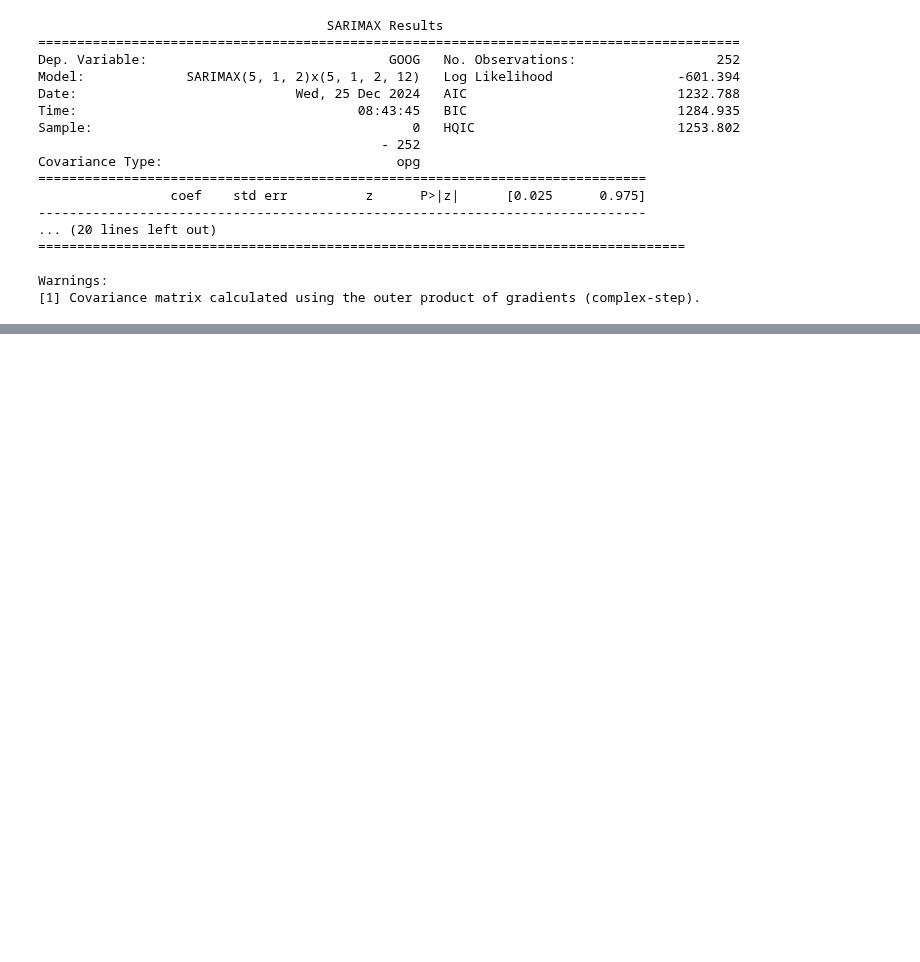
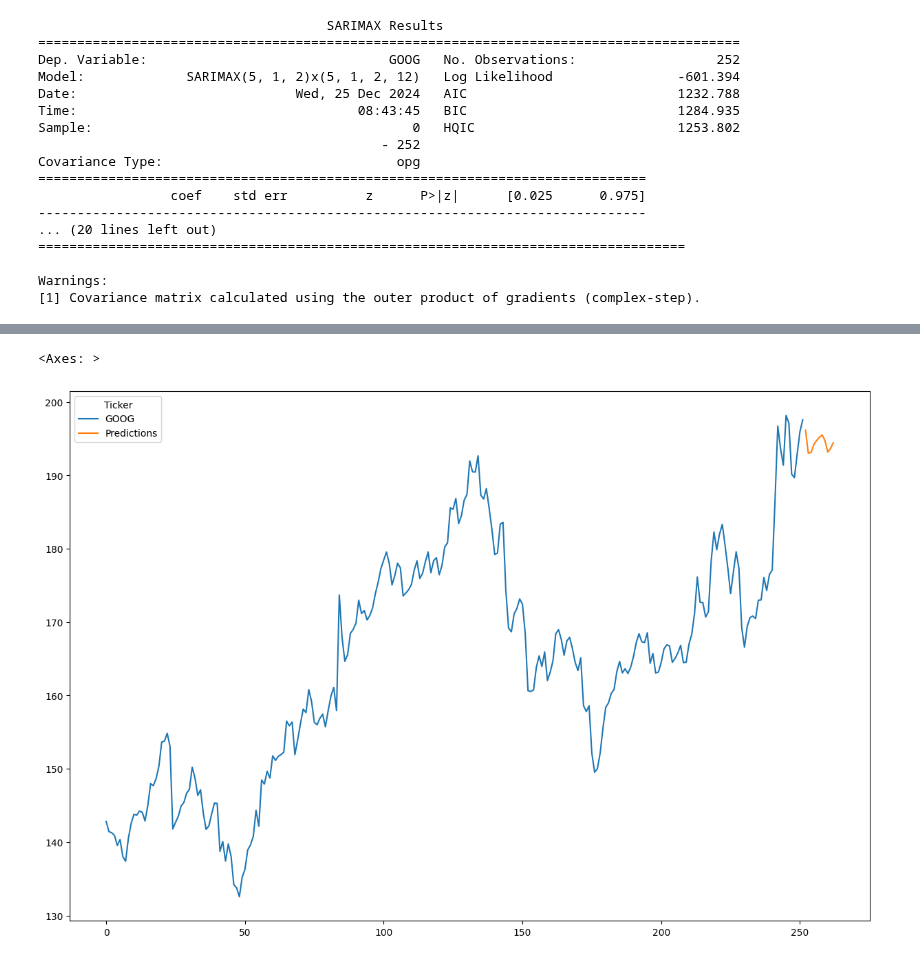
Before and after one commit to Darknight47/Time-Series-Analyasis, a Jupyter notebook: stock_price_arima.ipynb, the cells around one changed output, grey strips where cells are left out. Saved outputs shown, nothing was run; the diff lists cells and outputs as text; code cells hidden in the pictures; blank space fills up the shorter version.

Commit message:
sarima model predictions

```diff
--- a/stock_price_arima.ipynb
+++ b/stock_price_arima.ipynb
@@ -194,3 +194,6 @@ Covariance Type:                              opg
 
 Warnings:
 [1] Covariance matrix calculated using the outer product of gradients (complex-step).
+# %%
+# Predicting Future Stock Prices
+sarima_predictions = sarima_fit.predict(len(dataset), len(dataset) + 10)
@@ -196,0 +215,7 @@ Warnings:
+# %%
+# Plotting the Predictions
+dataset['Close'].plot(legend=True, label="Training Data", figsize=(15, 10))
+sarima_predictions.plot(legend=True, label="Predictions")
+# %% [output]
+<Axes: >
+[figure, added]
```
Also changed, not shown: parts of 1 cell of this notebook.
